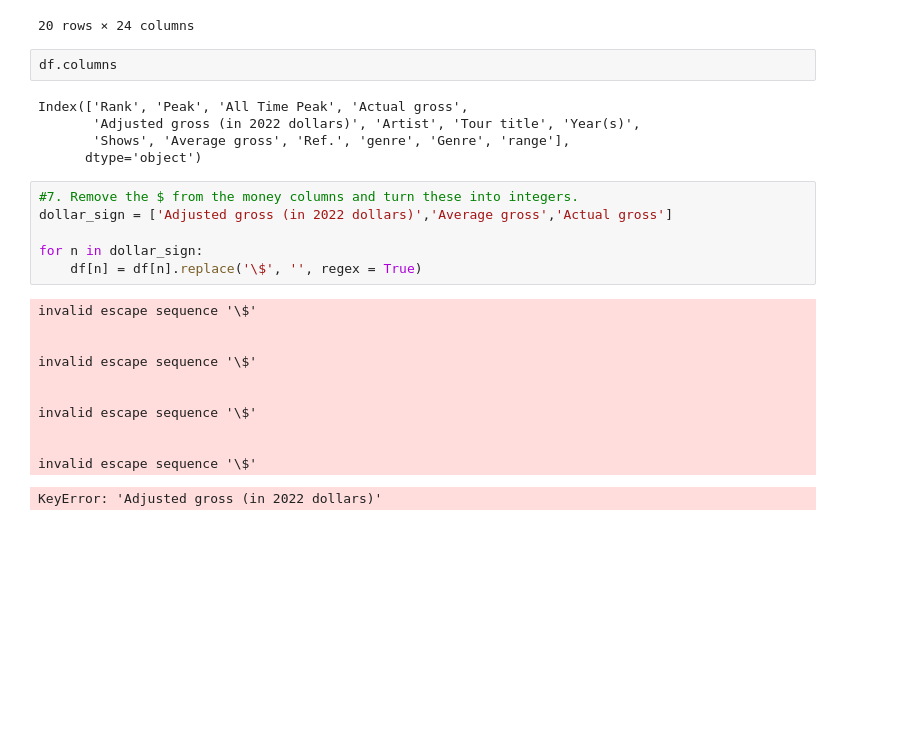
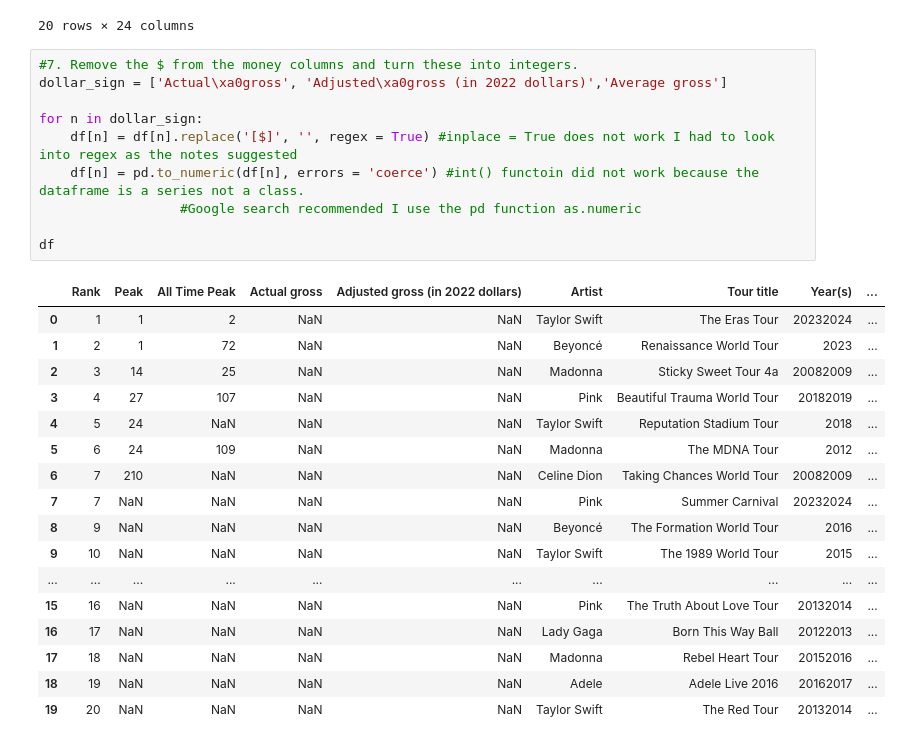
Before and after one commit to JesusPlascencia1/DATA201_Jesus_Plascencia_Code, a Jupyter notebook: Day4/HW_day4.ipynb, the cells around one changed output. Cells and saved outputs as stored; diff of their text form; blank space fills up the shorter version.

```diff
--- a/Day4/HW_day4.ipynb
+++ b/Day4/HW_day4.ipynb
@@ -395,30 +395,33 @@ df_new
 | 18 | 19 | NaN | NaN | $167,700,000[e] | $204,486,106 | Adele | Adele Live 2016 | 2016–2017 | ... |
 | 19 | 20 | NaN | NaN | $150,000,000 | $185,423,109 | Taylor Swift | The Red Tour | 2013–2014 | ... |
 20 rows × 24 columns
-# %%
-df.columns
-# %% [output]
-Index(['Rank', 'Peak', 'All Time Peak', 'Actual gross',
-       'Adjusted gross (in 2022 dollars)', 'Artist', 'Tour title', 'Year(s)',
-       'Shows', 'Average gross', 'Ref.', 'genre', 'Genre', 'range'],
-      dtype='object')
 # %%
 #7. Remove the $ from the money columns and turn these into integers.
-dollar_sign = ['Adjusted gross (in 2022 dollars)','Average gross','Actual gross']
+dollar_sign = ['Actual\xa0gross', 'Adjusted\xa0gross (in 2022 dollars)','Average gross']
 
 for n in dollar_sign:
-    df[n] = df[n].replace('\$', '', regex = True)
+    df[n] = df[n].replace('[$]', '', regex = True) #inplace = True does not work I had to look into regex as the notes suggested
+    df[n] = pd.to_numeric(df[n], errors = 'coerce') #int() functoin did not work because the dataframe is a series not a class.
+                  #Google search recommended I use the pd function as.numeric
+
+df
 # %% [output]
-invalid escape sequence '\$'
-
-
-invalid escape sequence '\$'
-
-
-invalid escape sequence '\$'
-
-
-invalid escape sequence '\$'
-KeyError: 'Adjusted gross (in 2022 dollars)'
+|  | Rank | Peak | All Time Peak | Actual gross | Adjusted gross (in 2022 dollars) | Artist | Tour title | Year(s) | ... |
+| 0 | 1 | 1 | 2 | NaN | NaN | Taylor Swift | The Eras Tour | 20232024 | ... |
+| 1 | 2 | 1 | 72 | NaN | NaN | Beyoncé | Renaissance World Tour | 2023 | ... |
+| 2 | 3 | 14 | 25 | NaN | NaN | Madonna | Sticky Sweet Tour 4a | 20082009 | ... |
+| 3 | 4 | 27 | 107 | NaN | NaN | Pink | Beautiful Trauma World Tour | 20182019 | ... |
+| 4 | 5 | 24 | NaN | NaN | NaN | Taylor Swift | Reputation Stadium Tour | 2018 | ... |
+| 5 | 6 | 24 | 109 | NaN | NaN | Madonna | The MDNA Tour | 2012 | ... |
+| 6 | 7 | 210 | NaN | NaN | NaN | Celine Dion | Taking Chances World Tour | 20082009 | ... |
+| 7 | 7 | NaN | NaN | NaN | NaN | Pink | Summer Carnival | 20232024 | ... |
+| 8 | 9 | NaN | NaN | NaN | NaN | Beyoncé | The Formation World Tour | 2016 | ... |
+| 9 | 10 | NaN | NaN | NaN | NaN | Taylor Swift | The 1989 World Tour | 2015 | ... |
+| ... | ... | ... | ... | ... | ... | ... | ... | ... | ... |
+| 15 | 16 | NaN | NaN | NaN | NaN | Pink | The Truth About Love Tour | 20132014 | ... |
+| 16 | 17 | NaN | NaN | NaN | NaN | Lady Gaga | Born This Way Ball | 20122013 | ... |
+| 17 | 18 | NaN | NaN | NaN | NaN | Madonna | Rebel Heart Tour | 20152016 | ... |
+| 18 | 19 | NaN | NaN | NaN | NaN | Adele | Adele Live 2016 | 20162017 | ... |
+| 19 | 20 | NaN | NaN | NaN | NaN | Taylor Swift | The Red Tour | 20132014 | ... |
 # %%
 #8. Remove all other special characters from the data.
```
Also changed, not shown: parts of 4 cells of this notebook, 1 other file.
